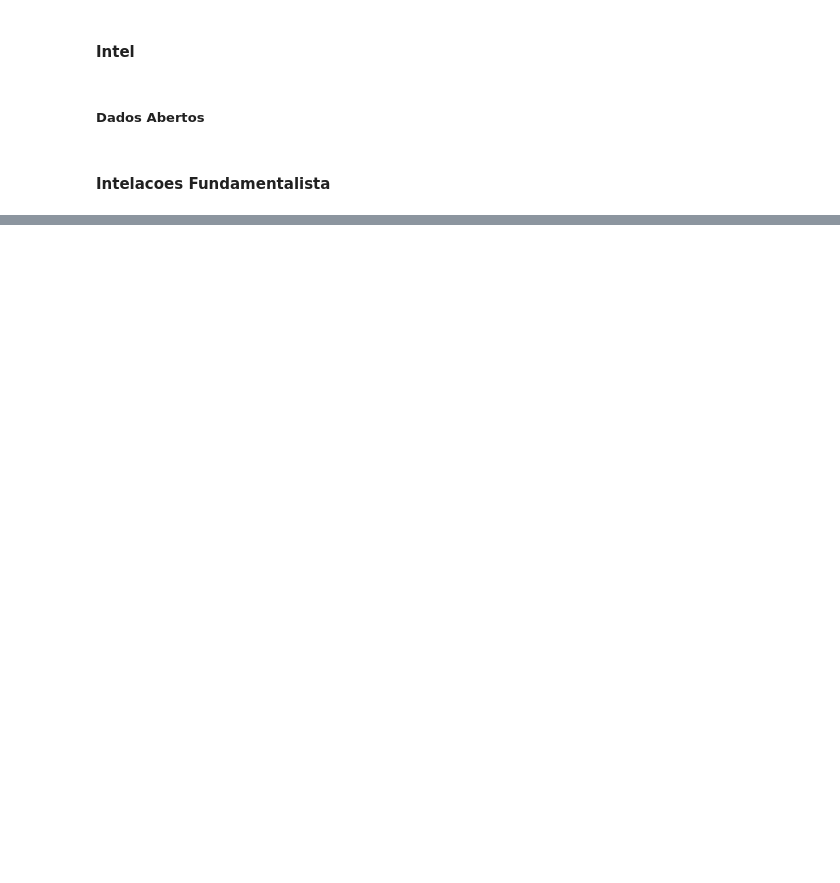
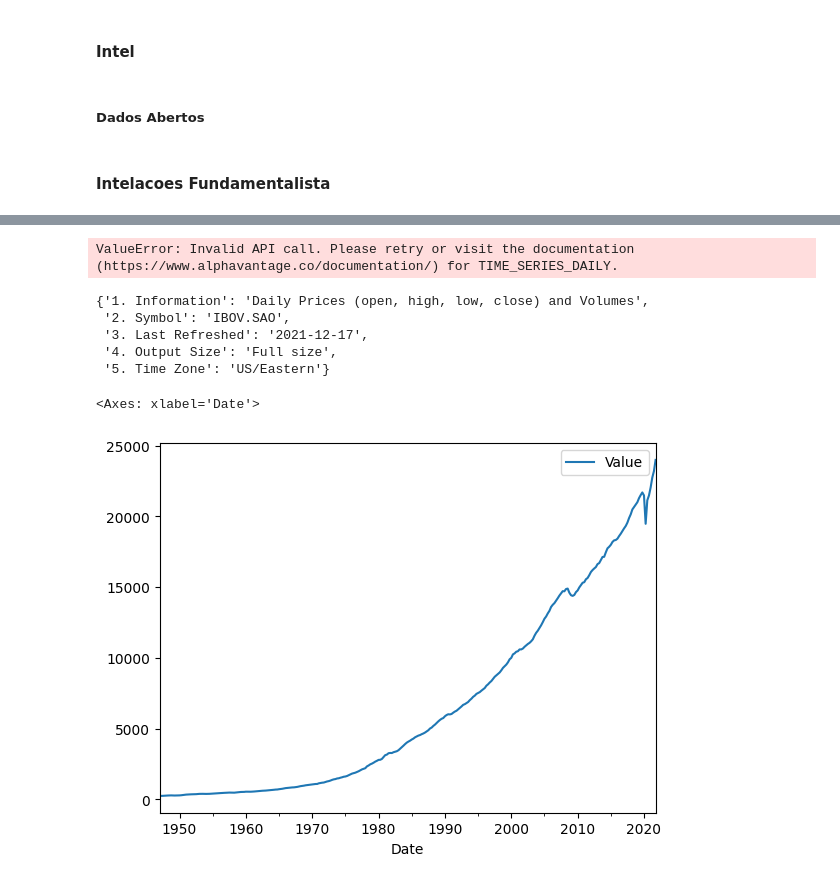
Before and after one commit to faustostangler/DSH, a Jupyter notebook: read_cvm.ipynb, the cells around one changed output, grey strips where cells are left out. Saved outputs shown, nothing was run; the diff lists cells and outputs as text; code cells hidden in the pictures; blank space fills up the shorter version.

```diff
--- a/read_cvm.ipynb
+++ b/read_cvm.ipynb
@@ -697,0 +828,14 @@ dfc[mask][cols].drop_duplicates()
+# %%
+# Obtendo os dados semanais do IBOV usando get_weekly
+dados, meta_dados = ts.get_daily(symbol='AAPL', )
+dados['4. close']
+# %% [output]
+ValueError: Invalid API call. Please retry or visit the documentation (https://www.alphavantage.co/documentation/) for TIME_SERIES_DAILY.
+# %%
+meta_dados
+# %% [output]
+{'1. Information': 'Daily Prices (open, high, low, close) and Volumes',
+ '2. Symbol': 'IBOV.SAO',
+ '3. Last Refreshed': '2021-12-17',
+ '4. Output Size': 'Full size',
+ '5. Time Zone': 'US/Eastern'}
@@ -697,0 +848,8 @@ dfc[mask][cols].drop_duplicates()
+# %%
+mydata = quandl.get_table('ZACKS/FC', ticker='AAPL',)
+mydata
+# %%
+mydata.plot()
+# %% [output]
+<Axes: xlabel='Date'>
+[figure, added]
```
Also changed, not shown: parts of 48 cells of this notebook, 6 other files.
